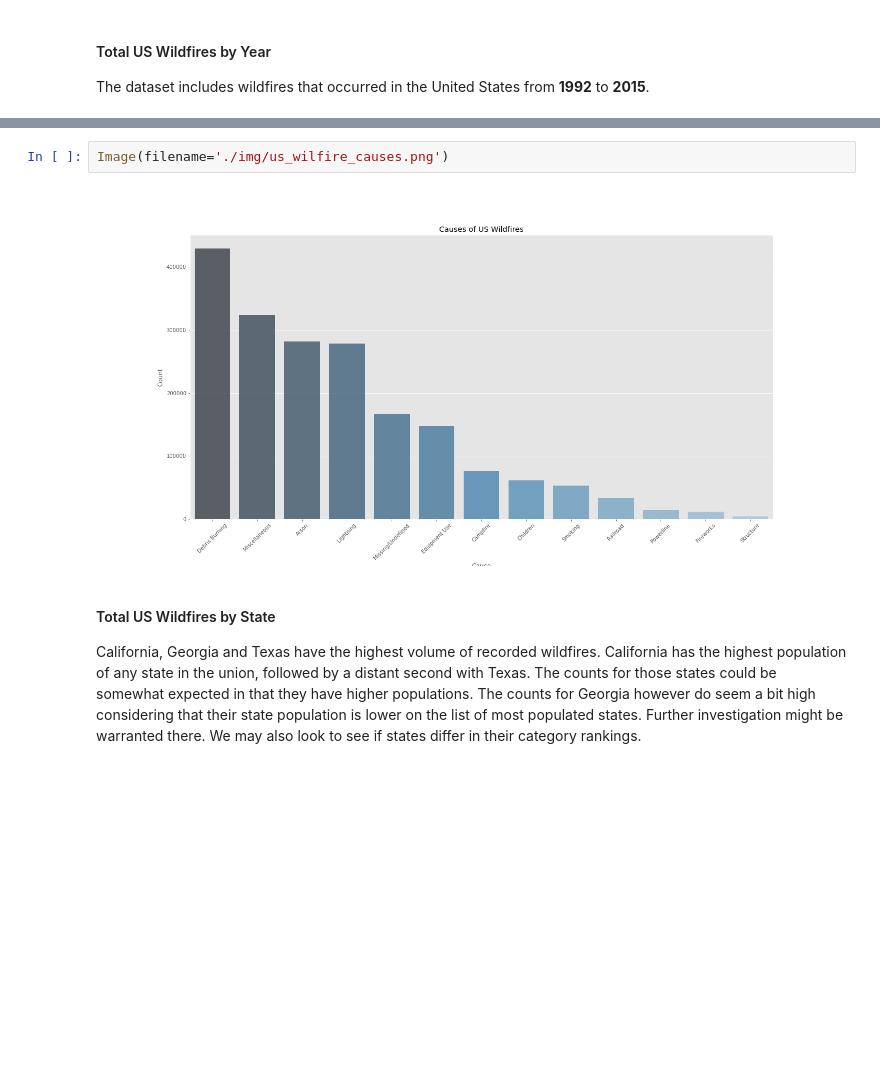
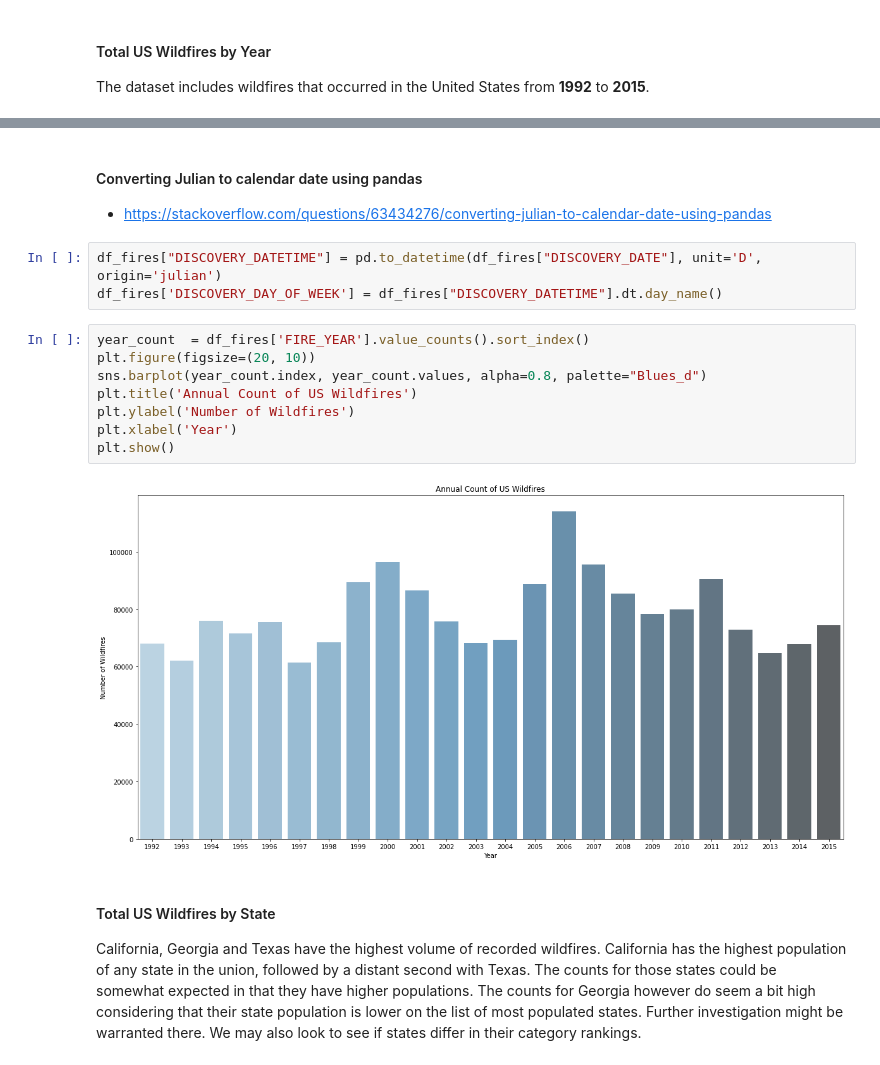
Before and after one commit to RobinsonCW/USWildfireAnalysis, a Jupyter notebook: src/objectives/python/USWildfireAnalysis.ipynb, the cells around one changed output, grey strips where cells are left out. Saved outputs shown, nothing was run; the diff lists cells and outputs as text; blank space fills up the shorter version.

```diff
--- a/src/objectives/python/USWildfireAnalysis.ipynb
+++ b/src/objectives/python/USWildfireAnalysis.ipynb
@@ -41,7 +136,20 @@ Across all of the states included in the dataset, **debris burning** was the cat
-# %%
-Image(filename='./img/us_wilfire_causes.png')
-# %% [output]
-[figure, removed]
+# %% [markdown]
+#### Converting Julian to calendar date using pandas
+
+ - https://stackoverflow.com/questions/63434276/converting-julian-to-calendar-date-using-pandas
+# %%
+df_fires["DISCOVERY_DATETIME"] = pd.to_datetime(df_fires["DISCOVERY_DATE"], unit='D', origin='julian')
+df_fires['DISCOVERY_DAY_OF_WEEK'] = df_fires["DISCOVERY_DATETIME"].dt.day_name()
+# %%
+year_count  = df_fires['FIRE_YEAR'].value_counts().sort_index()
+plt.figure(figsize=(20, 10))
+sns.barplot(year_count.index, year_count.values, alpha=0.8, palette="Blues_d")
+plt.title('Annual Count of US Wildfires')
+plt.ylabel('Number of Wildfires')
+plt.xlabel('Year')
+plt.show()
+# %% [output]
+[figure, added]
 # %% [markdown]
 #### Total US Wildfires by State
 
```
Also changed, not shown: parts of 14 cells of this notebook.
